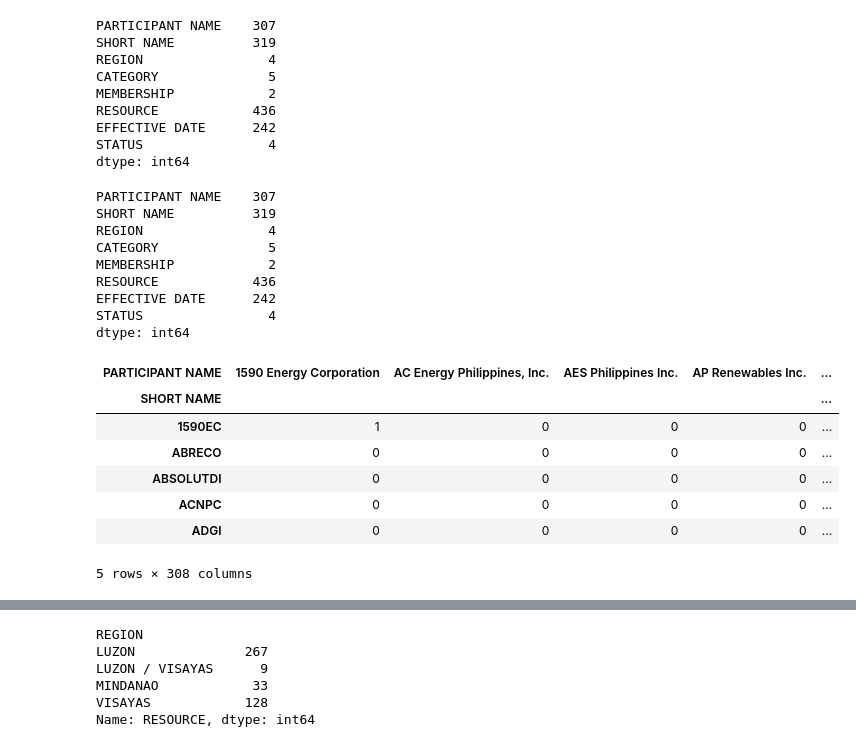
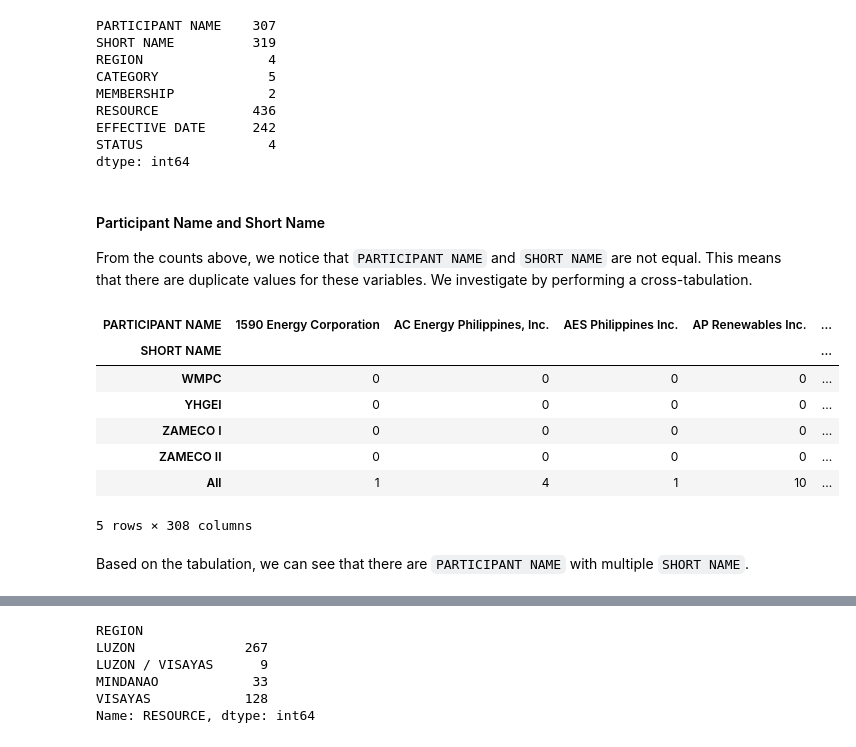
Before and after one commit to emmandecena/jupyterbook, a Jupyter notebook: book/_build/html/_sources/docs/energymarket.ipynb, the cells around one changed output, grey strips where cells are left out. Saved outputs shown, nothing was run; the diff lists cells and outputs as text; code cells hidden in the pictures.

```diff
--- a/book/_build/html/_sources/docs/energymarket.ipynb
+++ b/book/_build/html/_sources/docs/energymarket.ipynb
@@ -17,0 +13,7 @@ df_retail = html_retail[0]
+# %%
+def get_data(url):
+    html_data = pd.read_html(url)
+    data = html_data[0]
+    return data
+# %%
+df_wesm = get_data('http://www.iemop.ph/the-market/participants/wesm-members/')
@@ -41,28 +49,22 @@ RESOURCE            436
 EFFECTIVE DATE      242
 STATUS                4
 dtype: int64
-# %%
-df_wesm.nunique()
-# %% [output]
-PARTICIPANT NAME    307
-SHORT NAME          319
-REGION                4
-CATEGORY              5
-MEMBERSHIP            2
-RESOURCE            436
-EFFECTIVE DATE      242
-STATUS                4
-dtype: int64
+# %% [markdown]
+#### Participant Name and Short Name
+
+From the counts above, we notice that `PARTICIPANT NAME` and `SHORT NAME` are not equal. This means that there are duplicate values for these variables. We investigate by performing a cross-tabulation.
 # %%
 df_cross = pd.crosstab(df_wesm['SHORT NAME'], df_wesm['PARTICIPANT NAME'],margins=True)
-df_cross.head()
+df_cross.tail()
 # %% [output]
 | PARTICIPANT NAME | 1590 Energy Corporation | AC Energy Philippines, Inc. | AES Philippines Inc. | AP Renewables Inc. | ... |
 | SHORT NAME |  |  |  |  | ... |
-| 1590EC | 1 | 0 | 0 | 0 | ... |
-| ABRECO | 0 | 0 | 0 | 0 | ... |
-| ABSOLUTDI | 0 | 0 | 0 | 0 | ... |
-| ACNPC | 0 | 0 | 0 | 0 | ... |
-| ADGI | 0 | 0 | 0 | 0 | ... |
+| WMPC | 0 | 0 | 0 | 0 | ... |
+| YHGEI | 0 | 0 | 0 | 0 | ... |
+| ZAMECO I | 0 | 0 | 0 | 0 | ... |
+| ZAMECO II | 0 | 0 | 0 | 0 | ... |
+| All | 1 | 4 | 1 | 10 | ... |
 5 rows × 308 columns
+# %% [markdown]
+Based on the tabulation, we can see that there are `PARTICIPANT NAME` with multiple `SHORT NAME`.
 # %%
```
Also changed, not shown: parts of 24 cells of this notebook, 24 other files.
